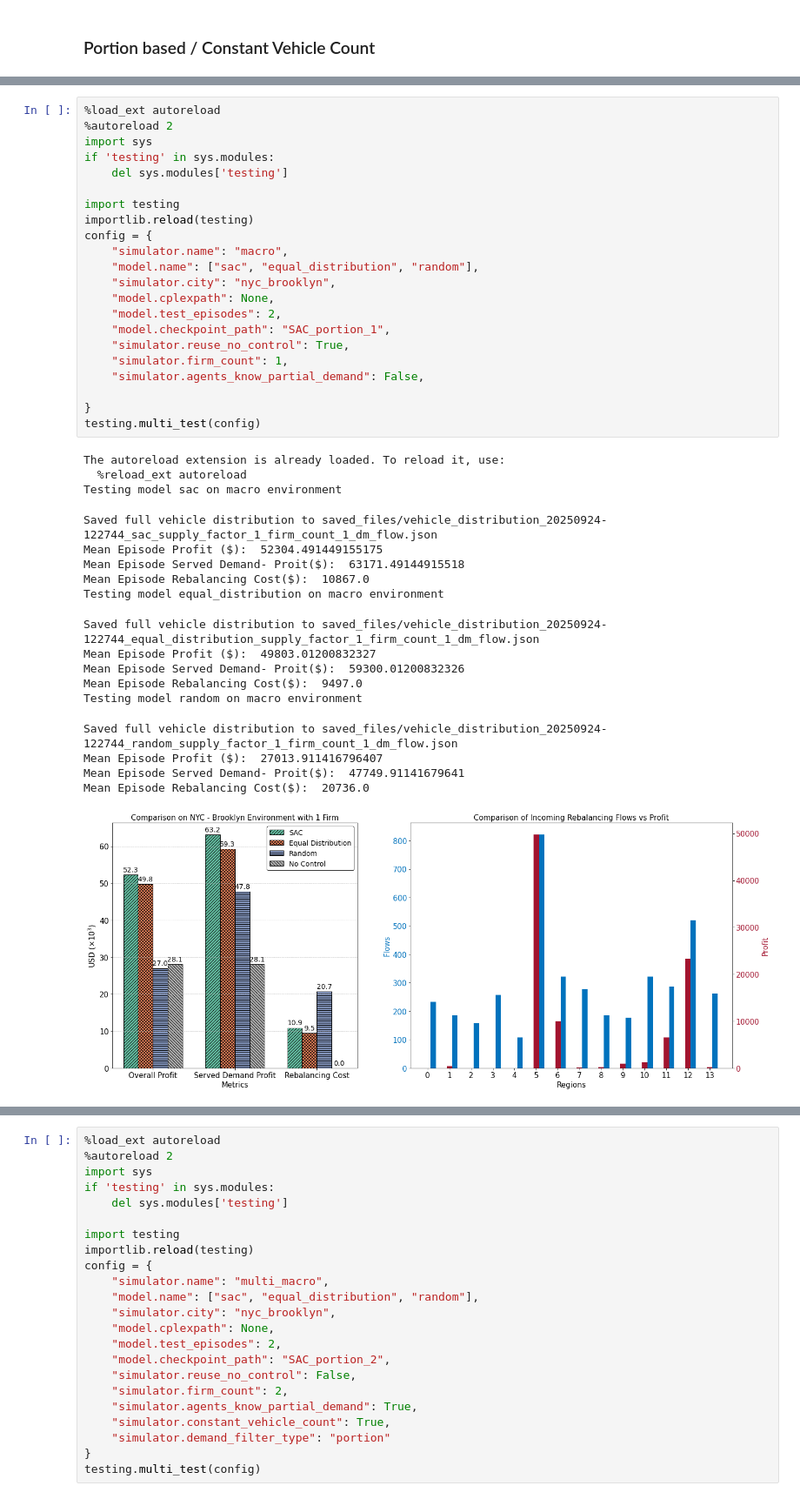
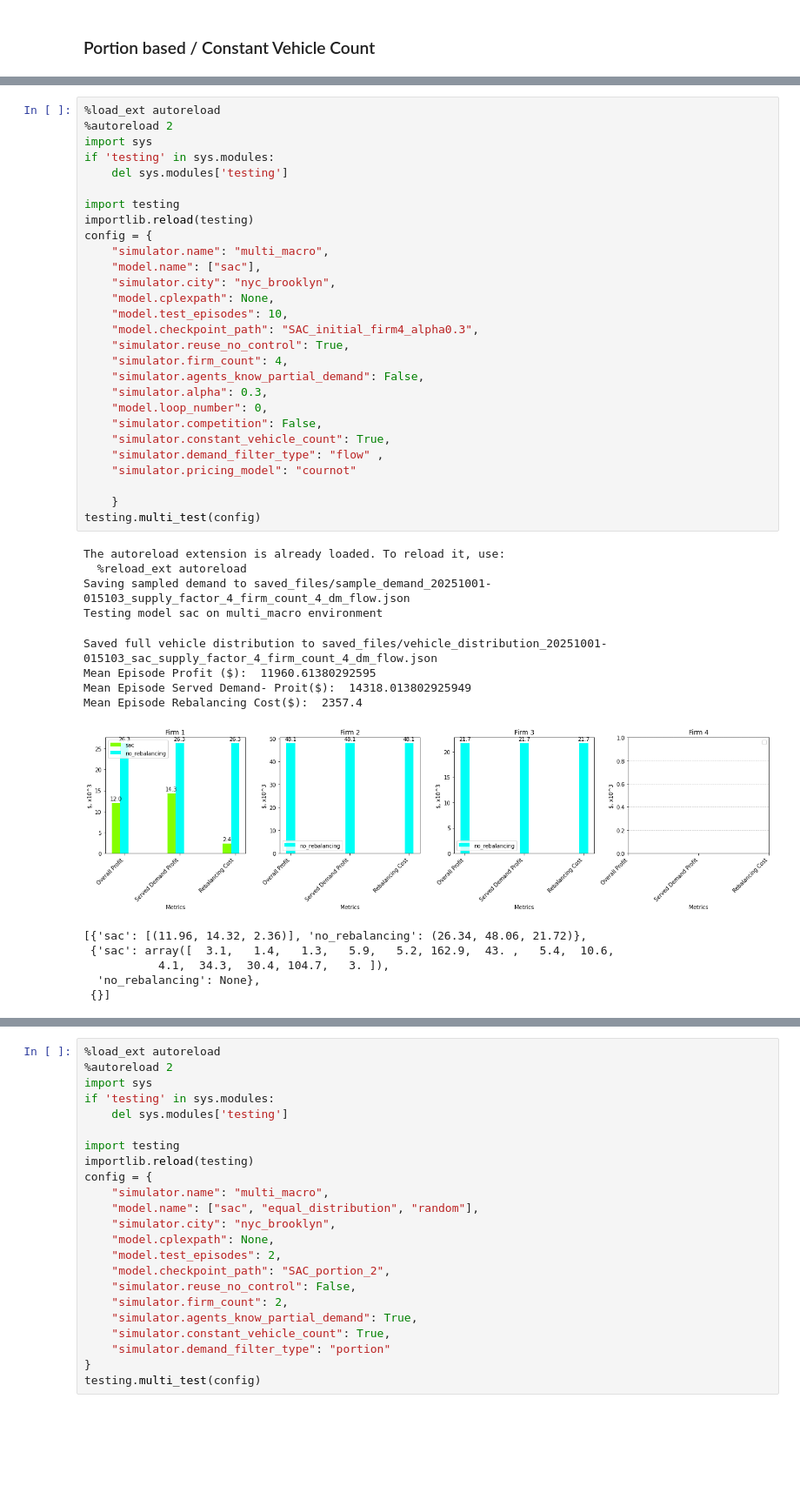
Before and after one commit to sastry-group/Dynamic-Routing-with-Competition, a Jupyter notebook: tutorial.ipynb, the cells around one changed output, grey strips where cells are left out. Shown: that part at 87% size. Drawn from its saved outputs; the diff is of its cells as text; blank space fills up the shorter version.

Commit message:
minor adjustment to toggle competition better

```diff
--- a/tutorial.ipynb
+++ b/tutorial.ipynb
@@ -374,41 +336,43 @@ Episode 12 | Reward: 1881.90 | ServedDemand: 1881.90 | Reb. Cost: 0.00
 # %%
 %load_ext autoreload
 %autoreload 2
 import sys
 if 'testing' in sys.modules:
     del sys.modules['testing']
 
 import testing
 importlib.reload(testing)
 config = {
-    "simulator.name": "macro",
-    "model.name": ["sac", "equal_distribution", "random"],
+    "simulator.name": "multi_macro",
+    "model.name": ["sac"],
     "simulator.city": "nyc_brooklyn",
     "model.cplexpath": None,
-    "model.test_episodes": 2,
-    "model.checkpoint_path": "SAC_portion_1",
+    "model.test_episodes": 10,
+    "model.checkpoint_path": "SAC_initial_firm4_alpha0.3",
     "simulator.reuse_no_control": True,
-    "simulator.firm_count": 1,
+    "simulator.firm_count": 4,
     "simulator.agents_know_partial_demand": False,
+    "simulator.alpha": 0.3,
+    "model.loop_number": 0,
+    "simulator.competition": False,
+    "simulator.constant_vehicle_count": True,
+    "simulator.demand_filter_type": "flow" ,
+    "simulator.pricing_model": "cournot"
 
-}
+    }
 testing.multi_test(config)
 # %% [output]
 The autoreload extension is already loaded. To reload it, use:
   %reload_ext autoreload
-Testing model sac on macro environment
+Saving sampled demand to saved_files/sample_demand_20251001-015103_supply_factor_4_firm_count_4_dm_flow.json
+Testing model sac on multi_macro environment
-Saved full vehicle distribution to saved_files/vehicle_distribution_20250924-122744_sac_supply_factor_1_firm_count_1_dm_flow.json
-Mean Episode Profit ($):  52304.491449155175
-Mean Episode Served Demand- Proit($):  63171.49144915518
-Mean Episode Rebalancing Cost($):  10867.0
-Testing model equal_distribution on macro environment
+Saved full vehicle distribution to saved_files/vehicle_distribution_20251001-015103_sac_supply_factor_4_firm_count_4_dm_flow.json
+Mean Episode Profit ($):  11960.61380292595
+Mean Episode Served Demand- Proit($):  14318.013802925949
+Mean Episode Rebalancing Cost($):  2357.4
+[figure, new version]
-Saved full vehicle distribution to saved_files/vehicle_distribution_20250924-122744_equal_distribution_supply_factor_1_firm_count_1_dm_flow.json
-Mean Episode Profit ($):  49803.01200832327
-Mean Episode Served Demand- Proit($):  59300.01200832326
-Mean Episode Rebalancing Cost($):  9497.0
-Testing model random on macro environment
+[{'sac': [(11.96, 14.32, 2.36)], 'no_rebalancing': (26.34, 48.06, 21.72)},
+ {'sac': array([  3.1,   1.4,   1.3,   5.9,   5.2, 162.9,  43. ,   5.4,  10.6,
+           4.1,  34.3,  30.4, 104.7,   3. ]),
+  'no_rebalancing': None},
+ {}]
-Saved full vehicle distribution to saved_files/vehicle_distribution_20250924-122744_random_supply_factor_1_firm_count_1_dm_flow.json
-Mean Episode Profit ($):  27013.911416796407
-Mean Episode Served Demand- Proit($):  47749.91141679641
-Mean Episode Rebalancing Cost($):  20736.0
-[figure, old version]
```
Also changed, not shown: parts of 9 cells of this notebook, 6 other files.
